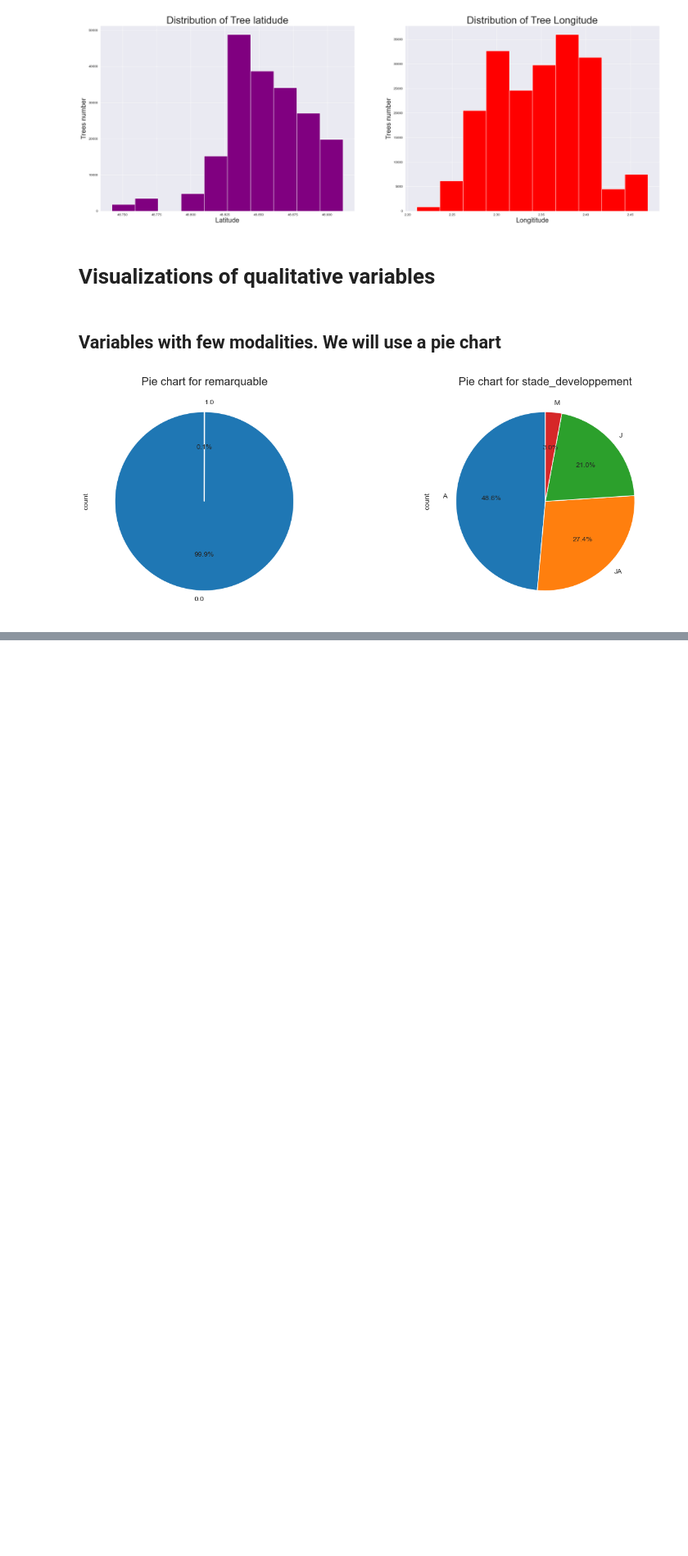
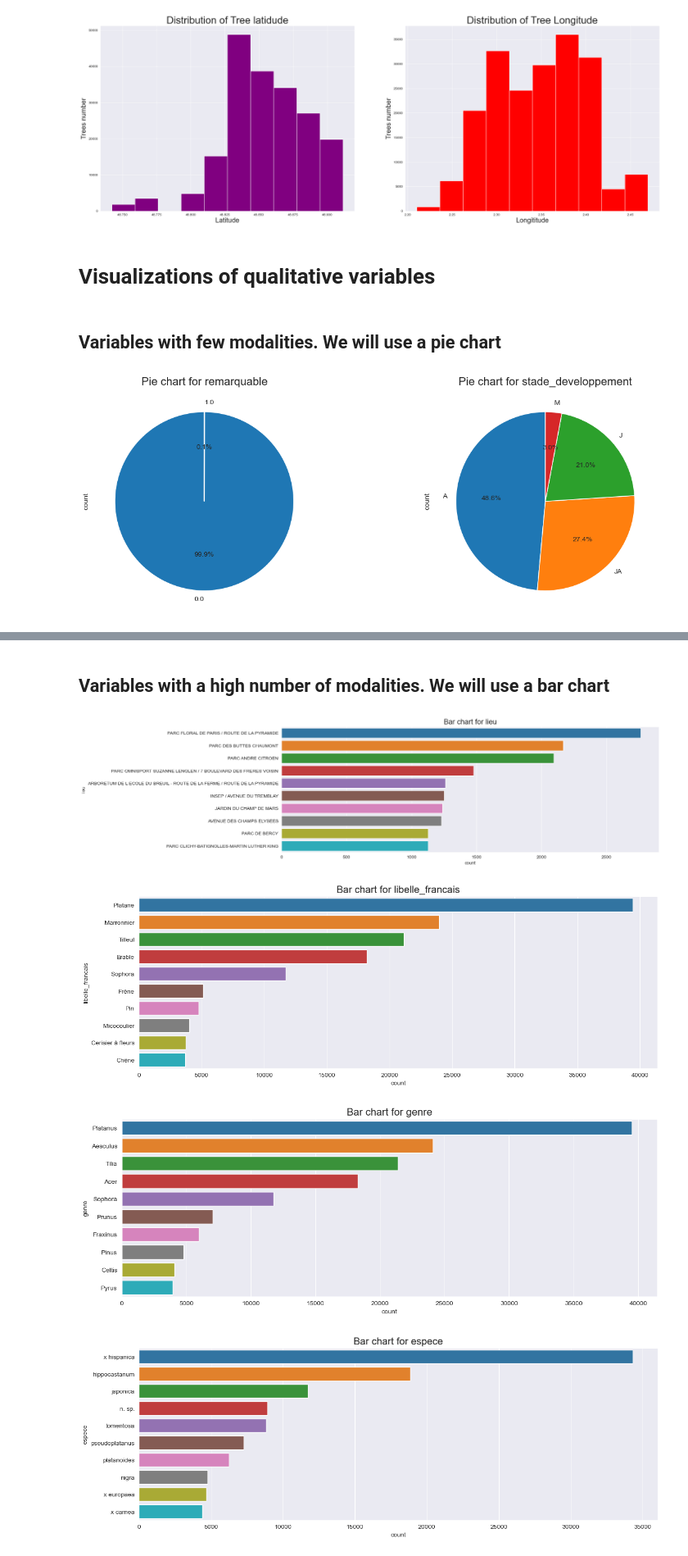
Before and after one commit to preudh/OC_IA_P2_concours_smart_city, a Jupyter notebook: notebooks/smartcity.ipynb, the cells around one changed output, grey strips where cells are left out. Shown at 82% size. Cells and saved outputs as stored; diff of their text form; code cells hidden in the pictures; blank space fills up the shorter version.

```diff
--- a/notebooks/smartcity.ipynb
+++ b/notebooks/smartcity.ipynb
@@ -722,0 +734,13 @@ plt.show() # Display the figure so that it is visible in the notebook
+# %% [markdown]
+## Variables with a high number of modalities. We will use a bar chart
+# %%
+for var in Var_high_cardinality: # Loop through each qualitative variable
+    plt.figure(figsize=(15, 5)) # Set the size of the figure
+    sns.countplot(y=var, data=df_cleaned, order=df_cleaned[var].value_counts().index[:10]) # Create a countplot for each variable
+    plt.title(f'Bar chart for {var}', fontsize=16) # Set the title of the figure
+    plt.show() # Display the figure so that it is visible in the notebook
+# %% [output]
+[figure, added]
+[figure, added]
+[figure, added]
+[figure, added]
```
Also changed, not shown: parts of 2 cells of this notebook, 1 other file.
